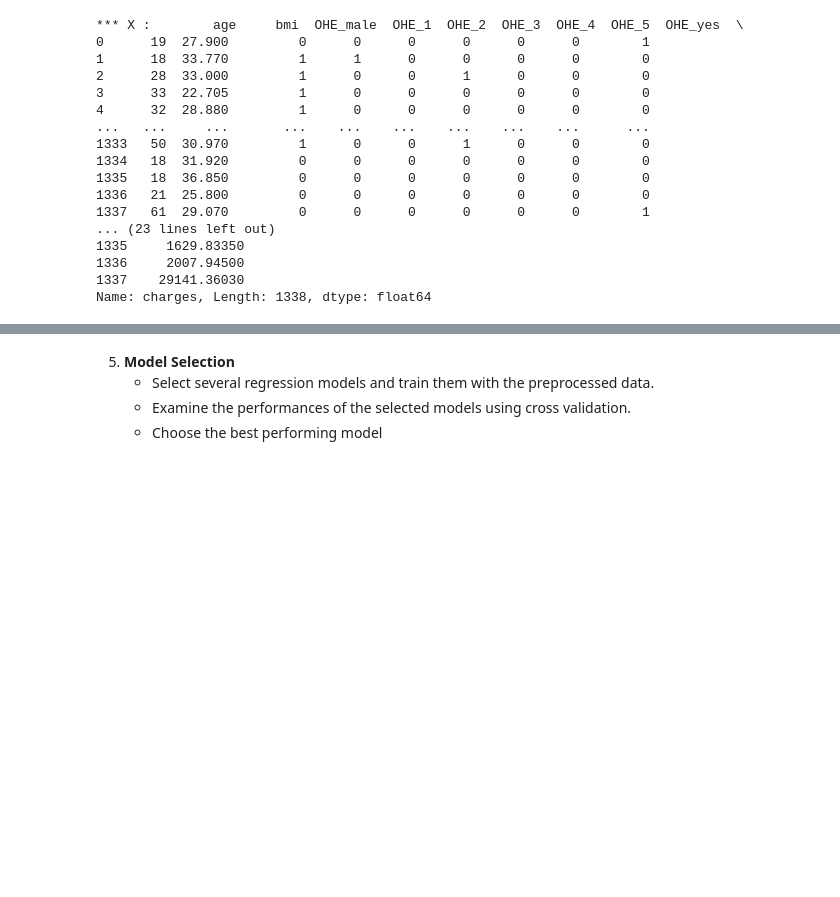
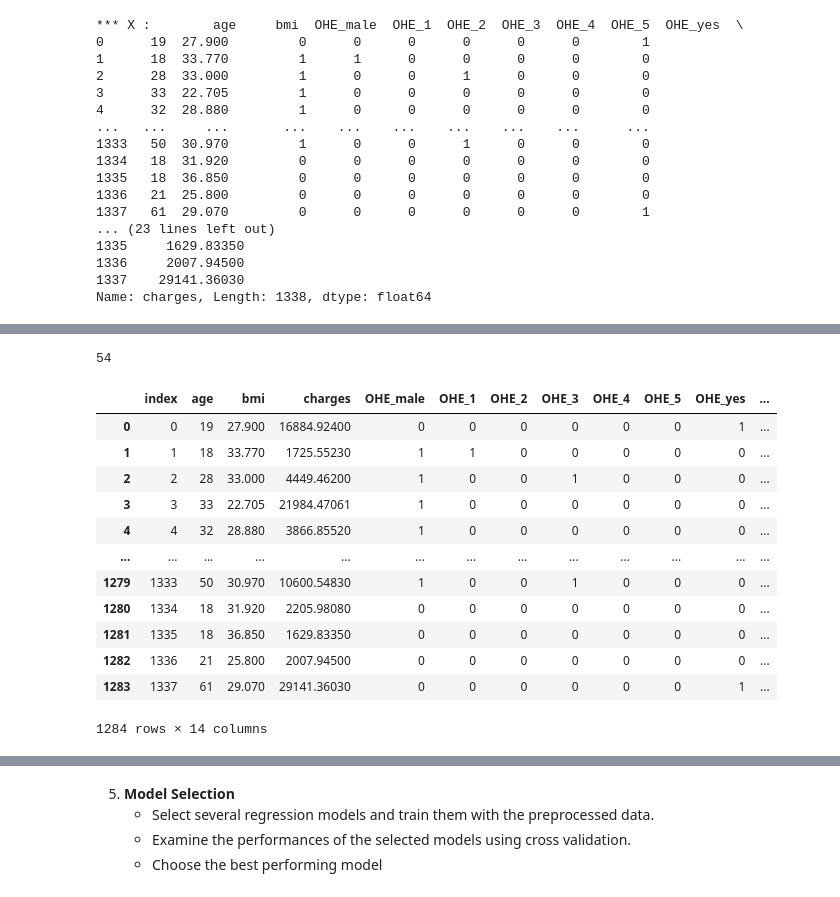
Before and after one commit to gr-uzun/medical-cost-analysis, a Jupyter notebook: medical_cost_analysis_project.ipynb, the cells around one changed output, grey strips where cells are left out. Drawn from its saved outputs; the diff is of its cells as text; code cells hidden in the pictures; blank space fills up the shorter version.

```diff
--- a/medical_cost_analysis_project.ipynb
+++ b/medical_cost_analysis_project.ipynb
@@ -408,0 +431,22 @@ Name: charges, Length: 1338, dtype: float64
+# %%
+len(np.where(z > 3)[0])
+# %% [output]
+54
+# %%
+outliers = list(set(np.where(z > 3)[0]))
+new_df = df_dummy_variable_trap.drop(outliers,axis = 0).reset_index(drop = False)
+display(new_df)
+# %% [output]
+|  | index | age | bmi | charges | OHE_male | OHE_1 | OHE_2 | OHE_3 | OHE_4 | OHE_5 | OHE_yes | ... |
+| 0 | 0 | 19 | 27.900 | 16884.92400 | 0 | 0 | 0 | 0 | 0 | 0 | 1 | ... |
+| 1 | 1 | 18 | 33.770 | 1725.55230 | 1 | 1 | 0 | 0 | 0 | 0 | 0 | ... |
+| 2 | 2 | 28 | 33.000 | 4449.46200 | 1 | 0 | 0 | 1 | 0 | 0 | 0 | ... |
+| 3 | 3 | 33 | 22.705 | 21984.47061 | 1 | 0 | 0 | 0 | 0 | 0 | 0 | ... |
+| 4 | 4 | 32 | 28.880 | 3866.85520 | 1 | 0 | 0 | 0 | 0 | 0 | 0 | ... |
+| ... | ... | ... | ... | ... | ... | ... | ... | ... | ... | ... | ... | ... |
+| 1279 | 1333 | 50 | 30.970 | 10600.54830 | 1 | 0 | 0 | 1 | 0 | 0 | 0 | ... |
+| 1280 | 1334 | 18 | 31.920 | 2205.98080 | 0 | 0 | 0 | 0 | 0 | 0 | 0 | ... |
+| 1281 | 1335 | 18 | 36.850 | 1629.83350 | 0 | 0 | 0 | 0 | 0 | 0 | 0 | ... |
+| 1282 | 1336 | 21 | 25.800 | 2007.94500 | 0 | 0 | 0 | 0 | 0 | 0 | 0 | ... |
+| 1283 | 1337 | 61 | 29.070 | 29141.36030 | 0 | 0 | 0 | 0 | 0 | 0 | 1 | ... |
+1284 rows × 14 columns
```
Also changed, not shown: parts of 9 cells of this notebook.
